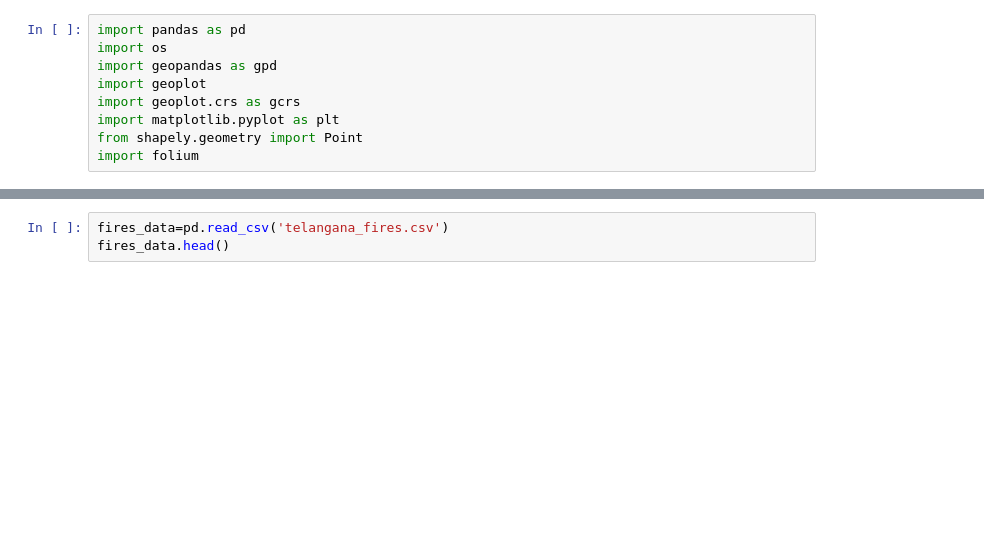
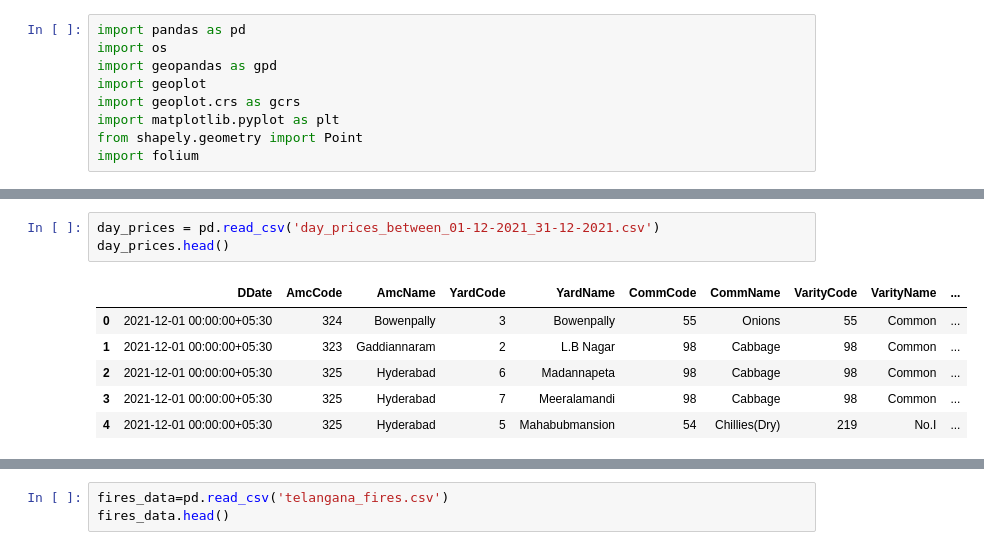
Before and after one commit to undpindia/dicra, a Jupyter notebook: analytics/notebooks/crop_fires/Exploration.ipynb, the cells around one changed output, grey strips where cells are left out. Drawn from its saved outputs; the diff is of its cells as text; blank space fills up the shorter version.

```diff
--- a/analytics/notebooks/crop_fires/Exploration.ipynb
+++ b/analytics/notebooks/crop_fires/Exploration.ipynb
@@ -14,0 +91,10 @@ os.getcwd()
+# %%
+day_prices = pd.read_csv('day_prices_between_01-12-2021_31-12-2021.csv')
+day_prices.head()
+# %% [output]
+|  | DDate | AmcCode | AmcName | YardCode | YardName | CommCode | CommName | VarityCode | VarityName | ... |
+| 0 | 2021-12-01 00:00:00+05:30 | 324 | Bowenpally | 3 | Bowenpally | 55 | Onions | 55 | Common | ... |
+| 1 | 2021-12-01 00:00:00+05:30 | 323 | Gaddiannaram | 2 | L.B Nagar | 98 | Cabbage | 98 | Common | ... |
+| 2 | 2021-12-01 00:00:00+05:30 | 325 | Hyderabad | 6 | Madannapeta | 98 | Cabbage | 98 | Common | ... |
+| 3 | 2021-12-01 00:00:00+05:30 | 325 | Hyderabad | 7 | Meeralamandi | 98 | Cabbage | 98 | Common | ... |
+| 4 | 2021-12-01 00:00:00+05:30 | 325 | Hyderabad | 5 | Mahabubmansion | 54 | Chillies(Dry) | 219 | No.I | ... |
```
Also changed, not shown: parts of 9 cells of this notebook.
